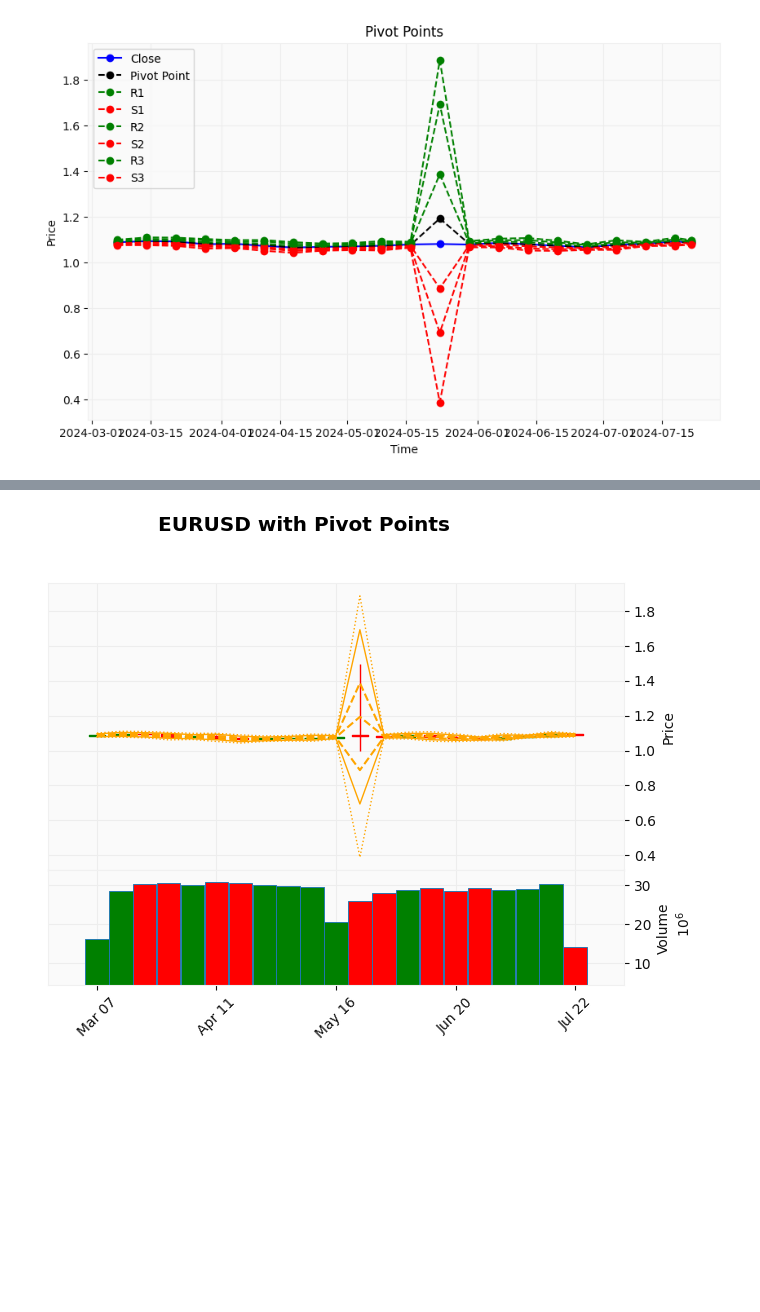
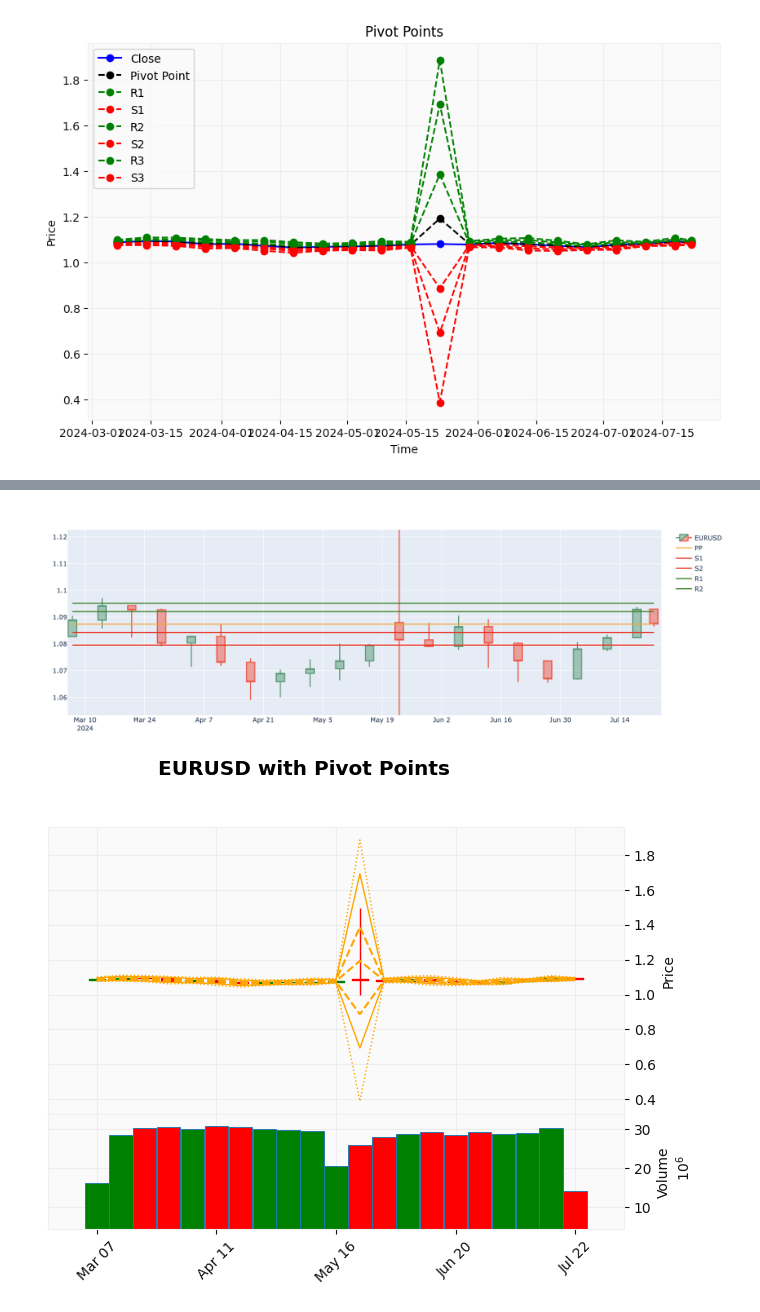
Before and after one commit to nessayoub/hstrader_pivot_points, a Jupyter notebook: pivot_points.ipynb, the cells around one changed output, grey strips where cells are left out. Saved outputs shown, nothing was run; the diff lists cells and outputs as text; code cells hidden in the pictures; blank space fills up the shorter version.

```diff
--- a/pivot_points_.ipynb
+++ b/pivot_points.ipynb
@@ -170,6 +170,12 @@ add_pivot_lines(fig, df, 'R2', 'green', 'R2')
 fig.show()
 # %% [output]
 [interactive output not drawn]
+# %%
+from IPython.display import Image, display
+#static image just for review purposes
+display(Image(filename='Visualization.png'))
+# %% [output]
+[figure, added]
 # %%
 ap0 = [
     mpf.make_addplot(df['P'], color='orange', linestyle='--', width=1.5),
```
Also changed, not shown: 1 other file.
